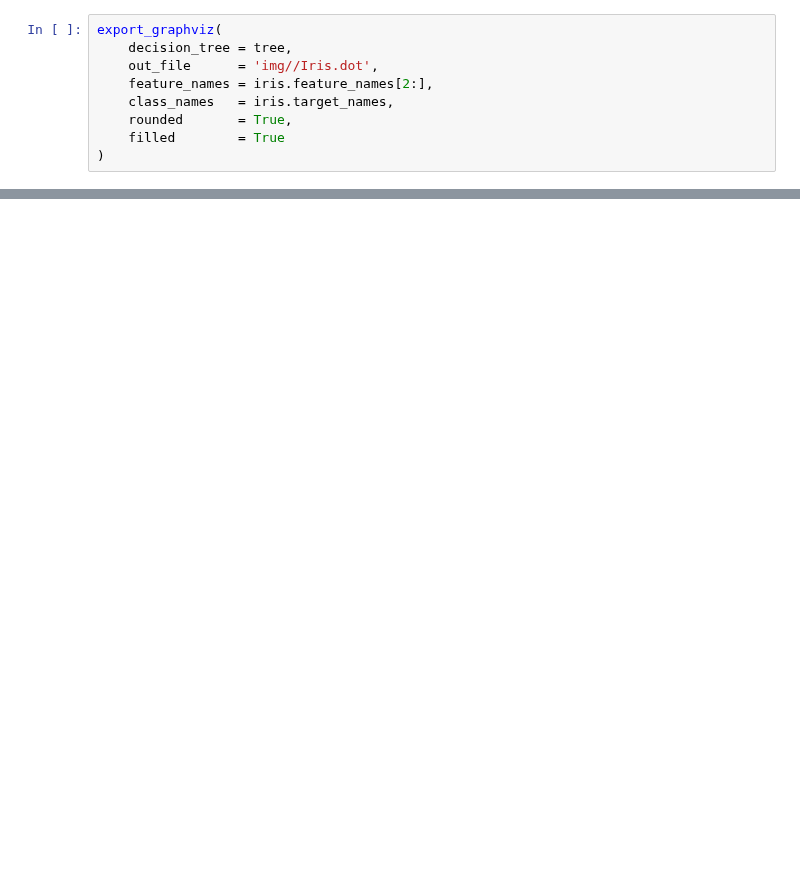
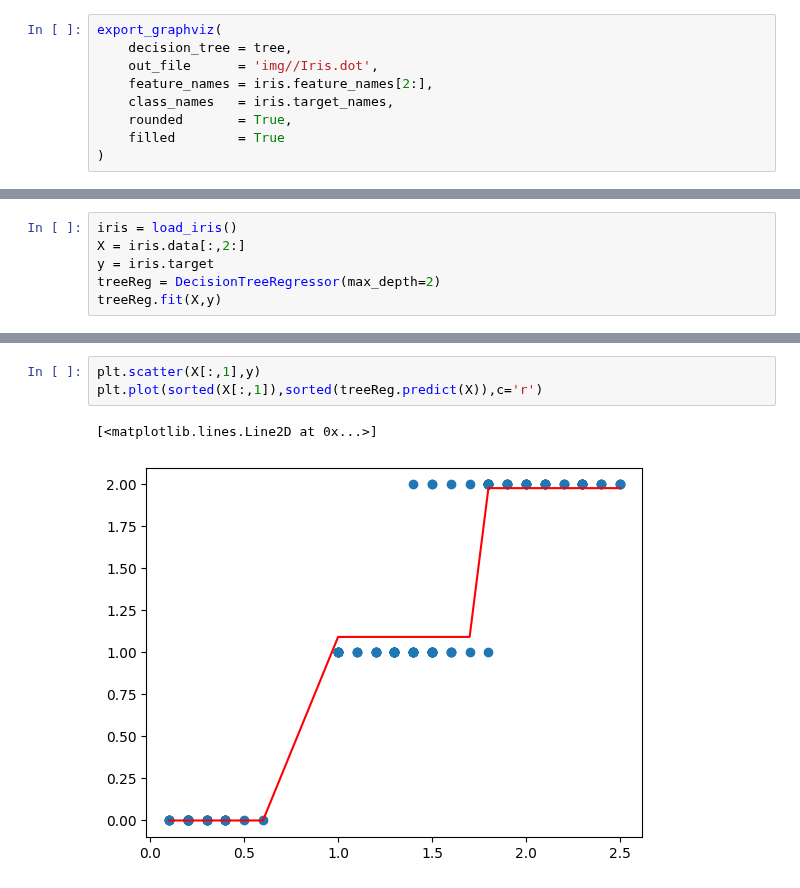
Before and after one commit to kaladabrio2020/livro-aprendizado-de-maquina-sklearn-keras-tf, a Jupyter notebook: Parte I..: Os Conceitos Básicos de Aprendizado de Máquina/Capítulo 6 - Árvore de Decisão/treinando.ipynb, the cells around one changed output, grey strips where cells are left out. Drawn from its saved outputs; the diff is of its cells as text; blank space fills up the shorter version.

```diff
--- a/Parte I..: Os Conceitos Básicos de Aprendizado de Máquina/Capítulo 6 - Árvore de Decisão/treinando.ipynb
+++ b/Parte I..: Os Conceitos Básicos de Aprendizado de Máquina/Capítulo 6 - Árvore de Decisão/treinando.ipynb
@@ -59,0 +82,6 @@ array([1])
+# %%
+iris = load_iris()
+X = iris.data[:,2:]
+y = iris.target
+treeReg = DecisionTreeRegressor(max_depth=2)
+treeReg.fit(X,y)
@@ -59,0 +109,6 @@ array([1])
+# %%
+plt.scatter(X[:,1],y)
+plt.plot(sorted(X[:,1]),sorted(treeReg.predict(X)),c='r')
+# %% [output]
+[<matplotlib.lines.Line2D at 0x...>]
+[figure, added]
```
Also changed, not shown: parts of 16 cells of this notebook, 5 other files.
